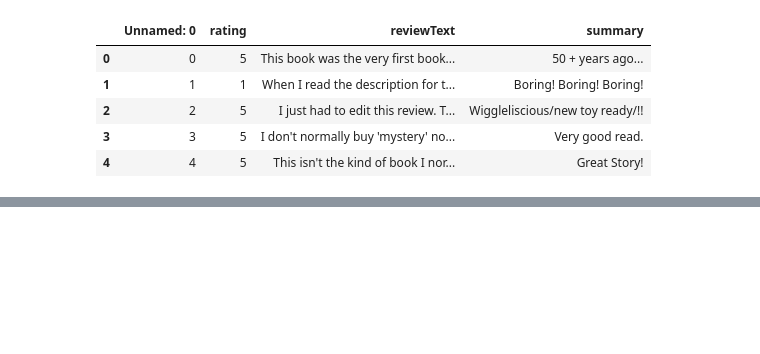
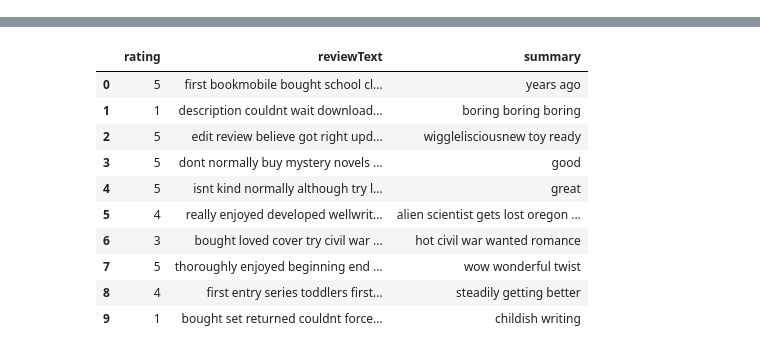
Before and after one commit to willfry01/Amazon-Reviews-Sentiment, a Jupyter notebook: Amazon_Reviews_Sentiment.ipynb, the cells around one changed output, grey strips where cells are left out. Cells and saved outputs as stored; diff of their text form; code cells hidden in the pictures; blank space fills up the shorter version.

```diff
--- a/Amazon_Reviews_Sentiment.ipynb
+++ b/Amazon_Reviews_Sentiment.ipynb
@@ -27,11 +27,6 @@ import matplotlib.pyplot as plt
 # %%
 #Importing the dataset and having a look
 df = pd.read_csv (r'/Users/williamfry/AmazonSentiment/preprocessed_kindle_review .csv')
+df = df.drop(df.columns[0], axis=1)
+
 df.head()
-# %% [output]
-|  | Unnamed: 0 | rating | reviewText | summary |
-| 0 | 0 | 5 | This book was the very first book... | 50 + years ago... |
-| 1 | 1 | 1 | When I read the description for t... | Boring! Boring! Boring! |
-| 2 | 2 | 5 | I just had to edit this review. T... | Wiggleliscious/new toy ready/!! |
-| 3 | 3 | 5 | I don't normally buy 'mystery' no... | Very good read. |
-| 4 | 4 | 5 | This isn't the kind of book I nor... | Great Story! |
@@ -37,0 +44,22 @@ df.head()
+# %%
+from nltk.corpus import stopwords
+import nltk
+nltk.download('stopwords')
+def clean_text(df, index):
+    df = df.dropna()
+    df.iloc[:, index] = df.iloc[:, index].str.replace('\d+', '', regex=True) # Removing numbers
+    df.iloc[:, index] = df.iloc[:, index].str.replace('[^\w\s]', '', regex=True) # Removing punctuation
+    df.iloc[:, index] = df.iloc[:, index].str.lower() # Lowering all text
+    return df
+
+def remove_stopwords(df, index):
+    stop = stopwords.words('english')
+    stop.extend(('book', 'story', 'read', 'author','books'))
+    df.iloc[:, index] = df.iloc[:, index].apply(lambda x: ' '.join([word for word in x.split() if word not in (stop)]))
+    return df
+df = clean_text(df, 1)
+df = remove_stopwords(df, 1)
+df = clean_text(df, 2)
+df = remove_stopwords(df, 2)
+df.head(10)
+# %% [output]
@@ -37,0 +69,11 @@ df.head()
+|  | rating | reviewText | summary |
+| 0 | 5 | first bookmobile bought school cl... | years ago |
+| 1 | 1 | description couldnt wait download... | boring boring boring |
+| 2 | 5 | edit review believe got right upd... | wigglelisciousnew toy ready |
+| 3 | 5 | dont normally buy mystery novels ... | good |
+| 4 | 5 | isnt kind normally although try l... | great |
+| 5 | 4 | really enjoyed developed wellwrit... | alien scientist gets lost oregon ... |
+| 6 | 3 | bought loved cover try civil war ... | hot civil war wanted romance |
+| 7 | 5 | thoroughly enjoyed beginning end ... | wow wonderful twist |
+| 8 | 4 | first entry series toddlers first... | steadily getting better |
+| 9 | 1 | bought set returned couldnt force... | childish writing |
```
Also changed, not shown: parts of 7 cells of this notebook.
